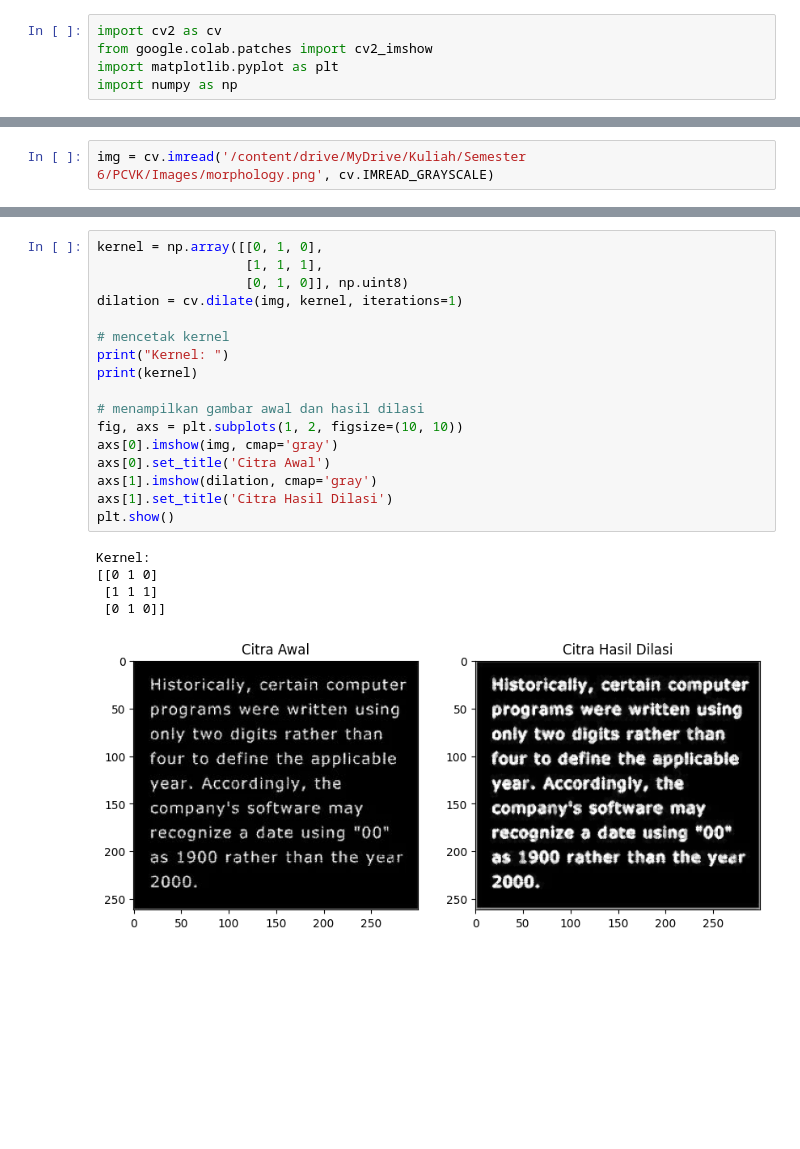
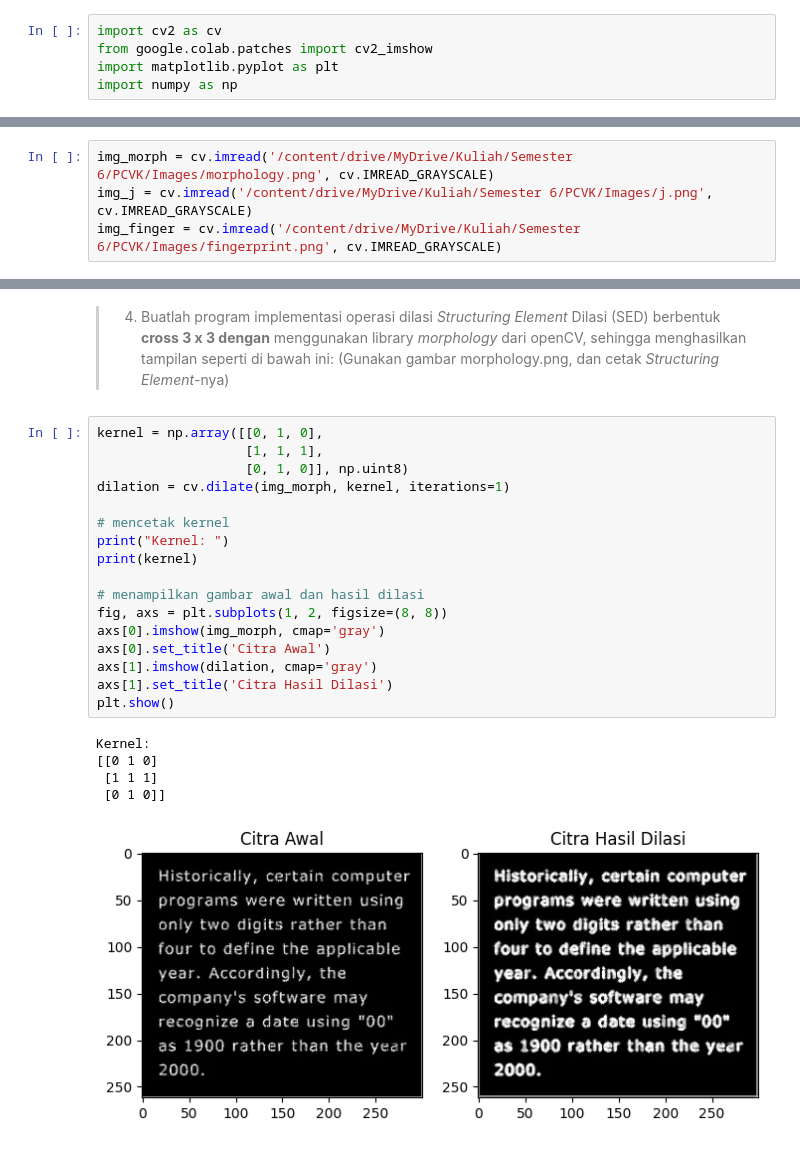
Before and after one commit to raihanhd12/PCVK_Genap_2023, a Jupyter notebook: Minggu 9/Week9.ipynb, the cells around one changed output, grey strips where cells are left out. Drawn from its saved outputs; the diff is of its cells as text; blank space fills up the shorter version.

```diff
--- a/Minggu 9/Week9.ipynb
+++ b/Minggu 9/Week9.ipynb
@@ -13,2 +25,4 @@ import numpy as np
 # %%
-img = cv.imread('/content/drive/MyDrive/Kuliah/Semester 6/PCVK/Images/morphology.png', cv.IMREAD_GRAYSCALE)
+img_morph = cv.imread('/content/drive/MyDrive/Kuliah/Semester 6/PCVK/Images/morphology.png', cv.IMREAD_GRAYSCALE)
+img_j = cv.imread('/content/drive/MyDrive/Kuliah/Semester 6/PCVK/Images/j.png', cv.IMREAD_GRAYSCALE)
+img_finger = cv.imread('/content/drive/MyDrive/Kuliah/Semester 6/PCVK/Images/fingerprint.png', cv.IMREAD_GRAYSCALE)
@@ -51,23 +93,26 @@ plt.show()
+# %% [markdown]
+> 4. Buatlah program implementasi operasi dilasi *Structuring Element* Dilasi (SED) berbentuk **cross 3 x 3 dengan** menggunakan library *morphology* dari openCV, sehingga menghasilkan tampilan seperti di bawah ini: (Gunakan gambar
+morphology.png, dan cetak *Structuring Element*-nya)
 # %%
 kernel = np.array([[0, 1, 0],
                    [1, 1, 1],
                    [0, 1, 0]], np.uint8)
-dilation = cv.dilate(img, kernel, iterations=1)
+dilation = cv.dilate(img_morph, kernel, iterations=1)
 
 # mencetak kernel
 print("Kernel: ")
 print(kernel)
 
 # menampilkan gambar awal dan hasil dilasi
-fig, axs = plt.subplots(1, 2, figsize=(10, 10))
-axs[0].imshow(img, cmap='gray')
+fig, axs = plt.subplots(1, 2, figsize=(8, 8))
+axs[0].imshow(img_morph, cmap='gray')
 axs[0].set_title('Citra Awal')
 axs[1].imshow(dilation, cmap='gray')
 axs[1].set_title('Citra Hasil Dilasi')
 plt.show()
 # %% [output]
 Kernel:
 [[0 1 0]
  [1 1 1]
  [0 1 0]]
-[figure, old version]
+[figure, new version]
```
Also changed, not shown: parts of 27 cells of this notebook.
